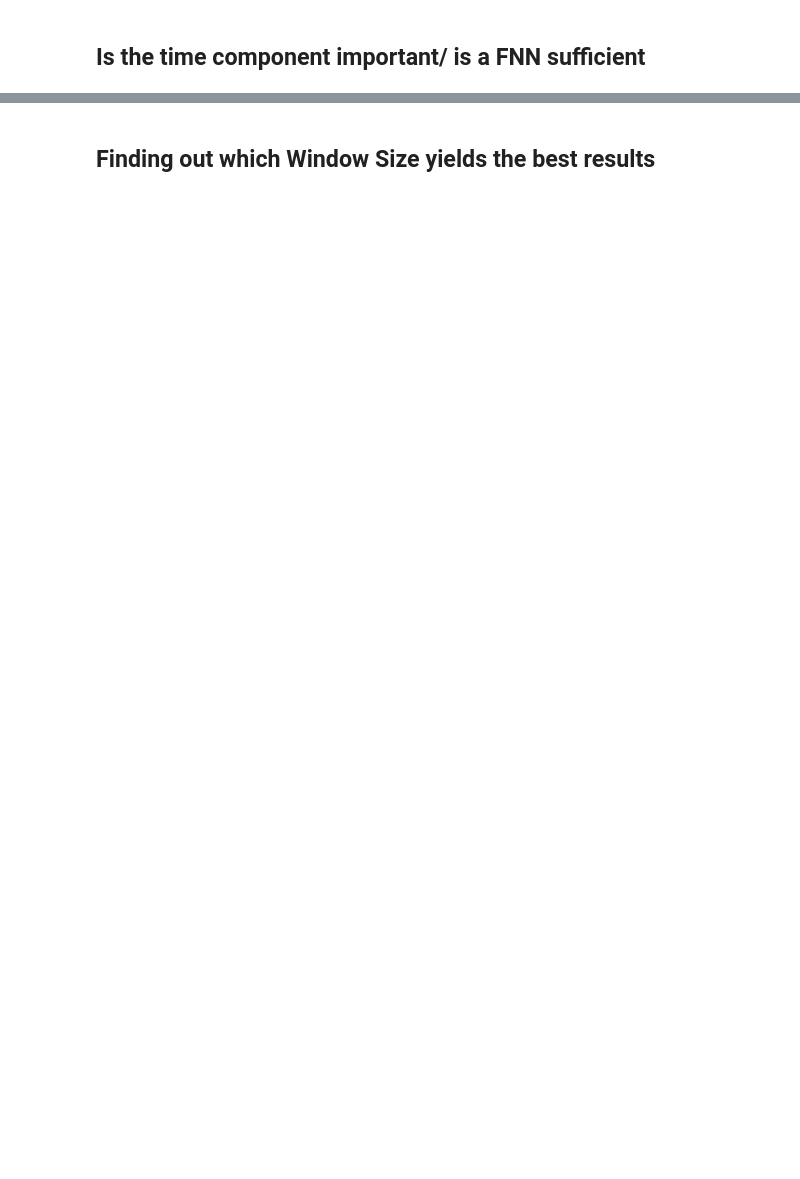
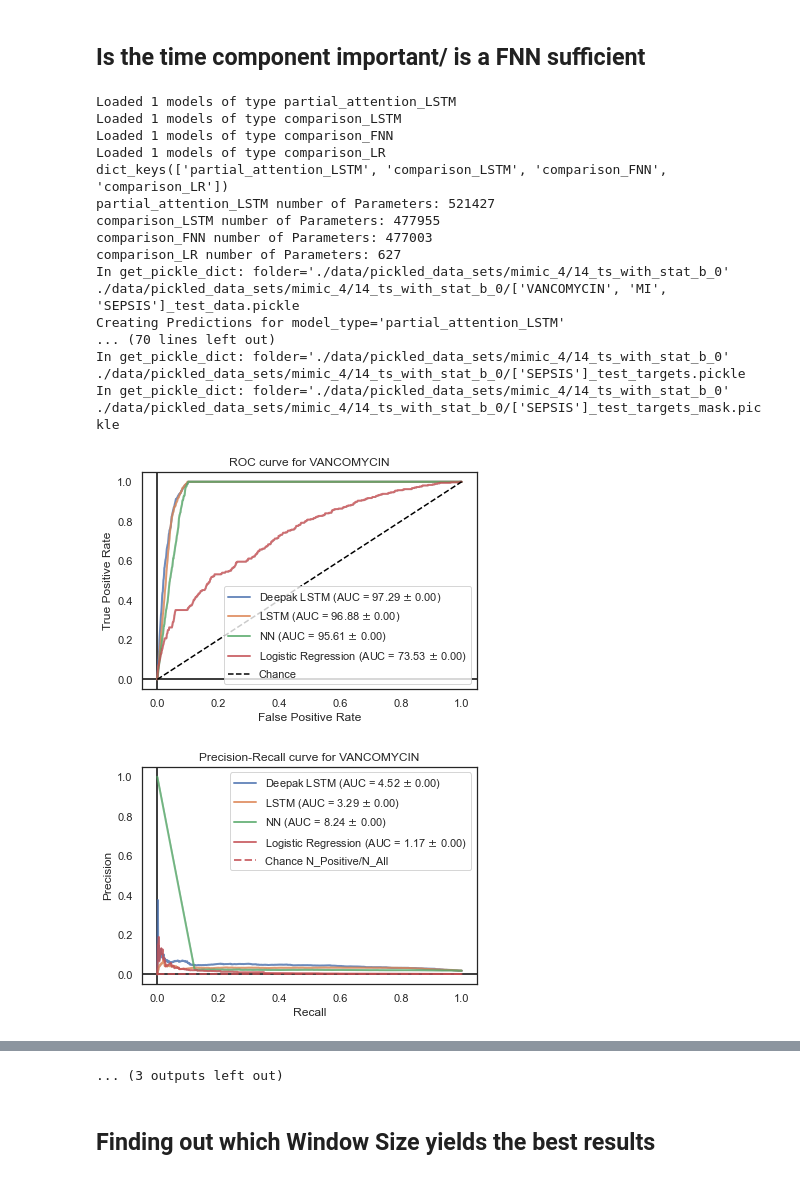
Before and after one commit to moskast/mimic_model, a Jupyter notebook: test.ipynb, the cells around one changed output, grey strips where cells are left out. Saved outputs shown, nothing was run; the diff lists cells and outputs as text; code cells hidden in the pictures; blank space fills up the shorter version.

```diff
--- a/test.ipynb
+++ b/test.ipynb
@@ -21,17 +20,14 @@ import xgboost as xgb
 
 %matplotlib inline
 # %%
-targets = get_targets()
-targets = ['MI']
+targets = AppConfig.targets
 target_indices = list(range(len(targets)))
 if len(target_indices) > 1:
     target_indices.append(None)
 mimic_version = 4
 time_step_id = 14
-seeds = get_seeds()
 seeds = [0]
 n_folds = 1
-
 
 debug = False
 save_unimportant_figures = False
@@ -66,6 +69,7 @@ else:
 # %%
 ## PICKLE LOADS
 def load_pickle_file(file_name, target, folder):
+    print(get_pickle_file_path(file_name, target, folder))
     return load_pickle(get_pickle_file_path(file_name, target, folder))
 
 def get_model_name(model_type, mimic_version, target, time_step_id, seed, fold=None):
@@ -90,7 +94,8 @@ def get_pickle_dict(file_name, seeds, mimic_version, target, time_step_id):
     data_dict = dict()
 
     for seed in seeds:
-        folder = get_pickle_folder(mimic_version, time_step_id, seed)
+        folder = get_pickle_folder(mimic_version, time_step_id, seed=seed)
+        print(f'In get_pickle_dict: {folder=}')
         pickle = load_pickle_file(file_name, target, folder)
         data_dict[seed] = pickle
 
@@ -353,4 +384,35 @@ def compare_NN_RNN(model_types, plot_labels, mimic_version, target, time_step_id
 # %%
-model_types = ['partial_attention_LSTM', 'comparison_LSTM', 'comparison_FNN']
-plot_labels = ['Deepak LSTM', 'LSTM', 'NN']
-#compare_NN_RNN(model_types, plot_labels, mimic_version, targets, time_step_id, seeds, n_folds, target_indices)
+model_types = ['partial_attention_LSTM', 'comparison_LSTM', 'comparison_FNN', 'comparison_LR']
+plot_labels = ['Deepak LSTM', 'LSTM', 'NN', 'Logistic Regression']
+
+if len(targets) == 1:
+    model_types.append('random_forest_xgb')
+    plot_labels.append('Random Forest')
+
+compare_NN_RNN(model_types, plot_labels, mimic_version, targets, time_step_id, seeds, n_folds, target_indices)
+
+if len(targets) != 1:
+    model_types.append('random_forest_xgb')
+    plot_labels.append('Random Forest')
+    for target, plot_label in targets, plot_labels:
+        compare_NN_RNN(model_types, [plot_label], mimic_version, [target], time_step_id, seeds, n_folds, [0])
+# %% [output]
+Loaded 1 models of type partial_attention_LSTM
+Loaded 1 models of type comparison_LSTM
+Loaded 1 models of type comparison_FNN
+Loaded 1 models of type comparison_LR
+dict_keys(['partial_attention_LSTM', 'comparison_LSTM', 'comparison_FNN', 'comparison_LR'])
+partial_attention_LSTM number of Parameters: 521427
+comparison_LSTM number of Parameters: 477955
+comparison_FNN number of Parameters: 477003
+comparison_LR number of Parameters: 627
+In get_pickle_dict: folder='./data/pickled_data_sets/mimic_4/14_ts_with_stat_b_0'
+./data/pickled_data_sets/mimic_4/14_ts_with_stat_b_0/['VANCOMYCIN', 'MI', 'SEPSIS']_test_data.pickle
+Creating Predictions for model_type='partial_attention_LSTM'
+... (70 lines left out)
+In get_pickle_dict: folder='./data/pickled_data_sets/mimic_4/14_ts_with_stat_b_0'
+./data/pickled_data_sets/mimic_4/14_ts_with_stat_b_0/['SEPSIS']_test_targets.pickle
+In get_pickle_dict: folder='./data/pickled_data_sets/mimic_4/14_ts_with_stat_b_0'
+./data/pickled_data_sets/mimic_4/14_ts_with_stat_b_0/['SEPSIS']_test_targets_mask.pickle
+[figure, added]
+[figure, added]
@@ -357,3 +428,4 @@ plot_labels = ['Deepak LSTM', 'LSTM', 'NN']
+... (3 outputs left out)
 # %% [markdown]
 ## Finding out which Window Size yields the best results
 # %%
```
Also changed, not shown: parts of 8 cells of this notebook, 5 other files.
